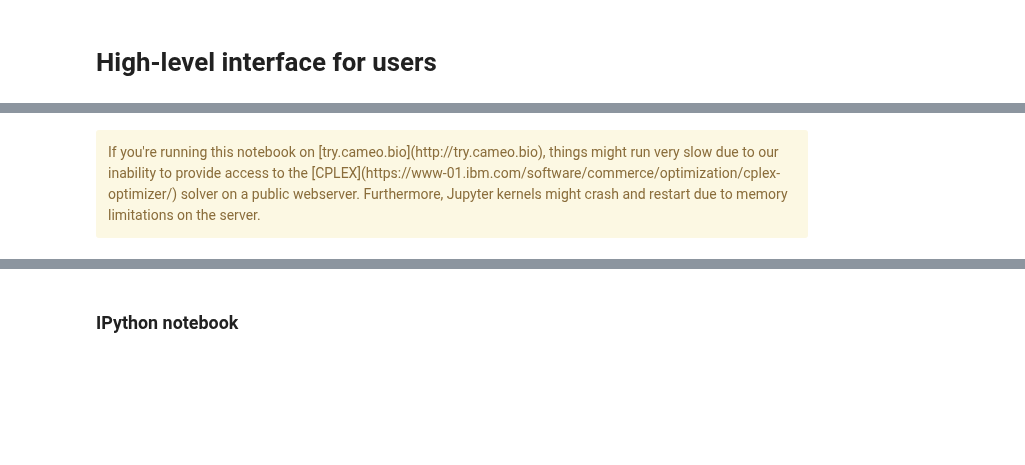
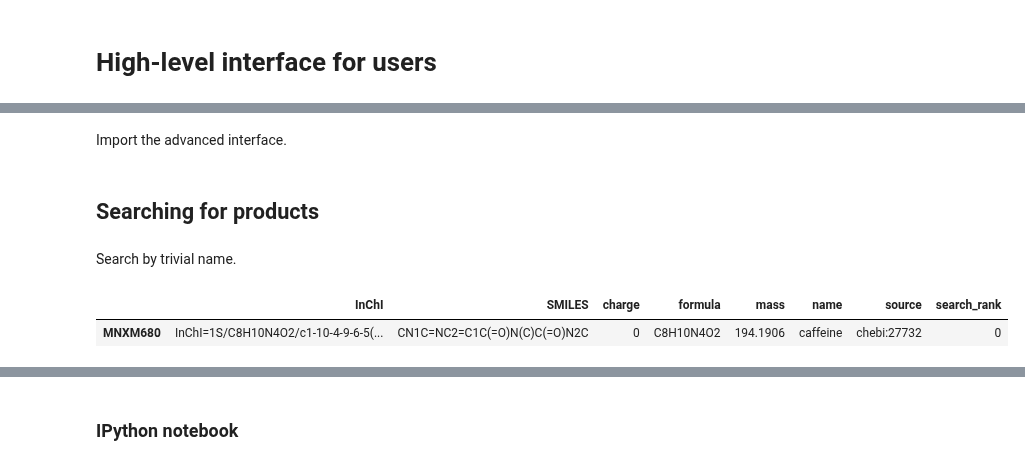
Before and after one commit to biosustain/cameo-notebooks, a Jupyter notebook: 08-high-level-API.ipynb, the cells around one changed output, grey strips where cells are left out. Cells and saved outputs as stored; diff of their text form; code cells hidden in the pictures; blank space fills up the shorter version.

```diff
--- a/08-high-level-API.ipynb
+++ b/08-high-level-API.ipynb
@@ -8,6 +13,13 @@ a configurable design function (`cameo.api.design`). Running `cameo.api.design`
-# %% [markdown]
-<div class="alert alert-warning">
-If you're running this notebook on [try.cameo.bio](http://try.cameo.bio), things might run very slow due to our inability to provide access to the [CPLEX](https://www-01.ibm.com/software/commerce/optimization/cplex-optimizer/) solver on a public webserver. Furthermore, Jupyter kernels might crash and restart due to memory limitations on the server.
-</div>
+# %% [markdown]
+Import the advanced interface.
 # %%
 from cameo import api
+# %% [markdown]
+## Searching for products
+# %% [markdown]
+Search by trivial name.
+# %%
+api.products.search('caffeine')
+# %% [output]
+|  | InChI | SMILES | charge | formula | mass | name | source | search_rank |
+| MNXM680 | InChI=1S/C8H10N4O2/c1-10-4-9-6-5(... | CN1C=NC2=C1C(=O)N(C)C(=O)N2C | 0 | C8H10N4O2 | 194.1906 | caffeine | chebi:27732 | 0 |
```
Also changed, not shown: parts of 16 cells of this notebook, 2 other files.
